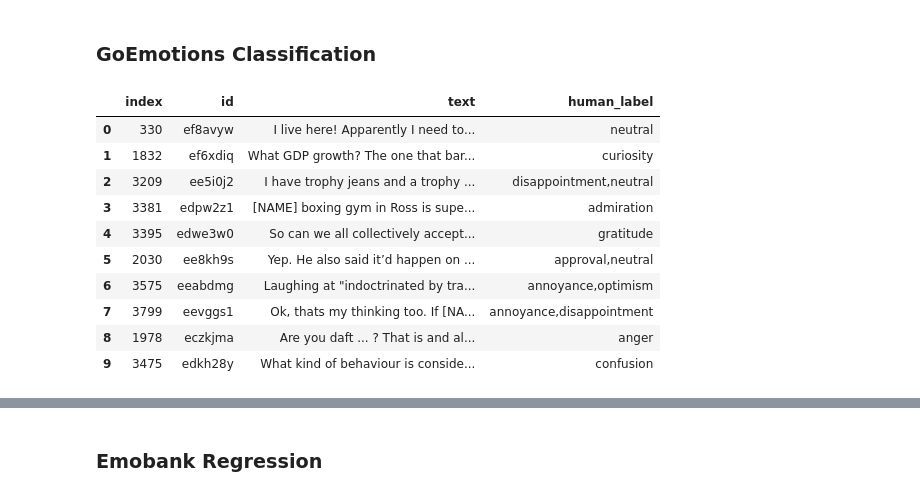
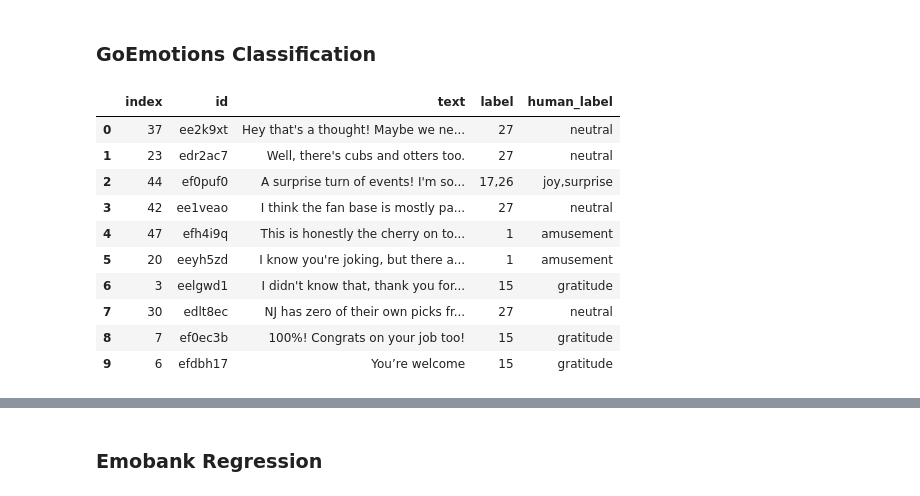
Before and after one commit to chailab-umich/GPT-4-Emotion-Annotation, a Jupyter notebook: gpt_annotation_samples.ipynb, the cells around one changed output, grey strips where cells are left out. Drawn from its saved outputs; the diff is of its cells as text; code cells hidden in the pictures.

```diff
--- a/gpt_annotation_samples.ipynb
+++ b/gpt_annotation_samples.ipynb
@@ -148,21 +29,21 @@ semeval_samples
 # %% [markdown]
 ### GoEmotions Classification
 # %%
-goemotions_df = get_dataset('data/goemotions_test.csv')
+goemotions_df = get_dataset('data/goemotions_test_50.csv')
 goemotions_df = SanitizeGoEmotionsDataFrame(goemotions_df)
 goemotions_samples = goemotions_df.sample(10, random_state=10).reset_index(); goemotions_samples
 # %% [output]
-|  | index | id | text | human_label |
-| 0 | 330 | ef8avyw | I live here! Apparently I need to... | neutral |
-| 1 | 1832 | ef6xdiq | What GDP growth? The one that bar... | curiosity |
-| 2 | 3209 | ee5i0j2 | I have trophy jeans and a trophy ... | disappointment,neutral |
-| 3 | 3381 | edpw2z1 | [NAME] boxing gym in Ross is supe... | admiration |
-| 4 | 3395 | edwe3w0 | So can we all collectively accept... | gratitude |
-| 5 | 2030 | ee8kh9s | Yep. He also said it’d happen on ... | approval,neutral |
-| 6 | 3575 | eeabdmg | Laughing at "indoctrinated by tra... | annoyance,optimism |
-| 7 | 3799 | eevggs1 | Ok, thats my thinking too. If [NA... | annoyance,disappointment |
-| 8 | 1978 | eczkjma | Are you daft ... ? That is and al... | anger |
-| 9 | 3475 | edkh28y | What kind of behaviour is conside... | confusion |
+|  | index | id | text | label | human_label |
+| 0 | 37 | ee2k9xt | Hey that's a thought! Maybe we ne... | 27 | neutral |
+| 1 | 23 | edr2ac7 | Well, there's cubs and otters too. | 27 | neutral |
+| 2 | 44 | ef0puf0 | A surprise turn of events! I'm so... | 17,26 | joy,surprise |
+| 3 | 42 | ee1veao | I think the fan base is mostly pa... | 27 | neutral |
+| 4 | 47 | efh4i9q | This is honestly the cherry on to... | 1 | amusement |
+| 5 | 20 | eeyh5zd | I know you're joking, but there a... | 1 | amusement |
+| 6 | 3 | eelgwd1 | I didn't know that, thank you for... | 15 | gratitude |
+| 7 | 30 | edlt8ec | NJ has zero of their own picks fr... | 27 | neutral |
+| 8 | 7 | ef0ec3b | 100%! Congrats on your job too! | 15 | gratitude |
+| 9 | 6 | efdbh17 | You’re welcome | 15 | gratitude |
 # %%
 goemotions_classification_4 = GetGptAnnotationWithRetriesForGoEmotionsClassification(goemotions_samples, DEPLOYMENT_NAME_4, max_retries=5, verbose=True)
 # %% [output]
```
Also changed, not shown: parts of 12 cells of this notebook, 3 other files.
